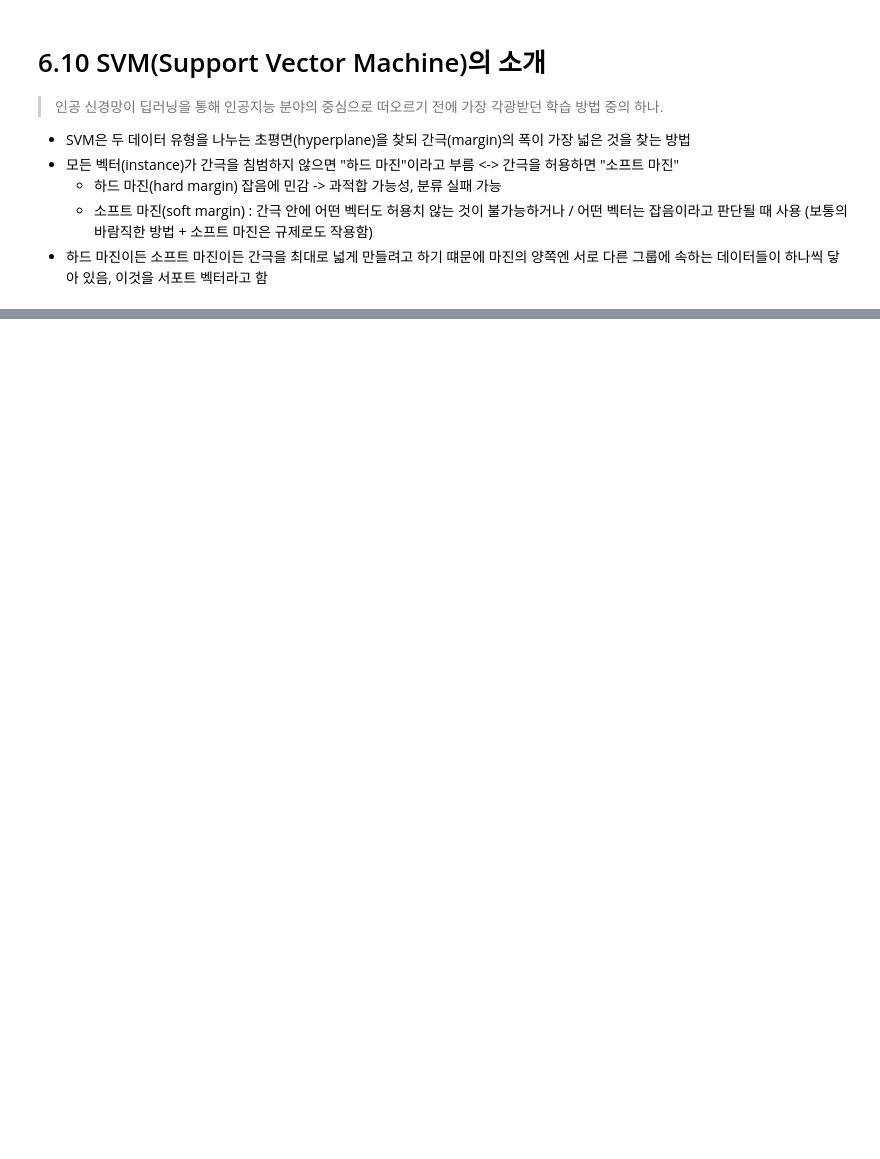
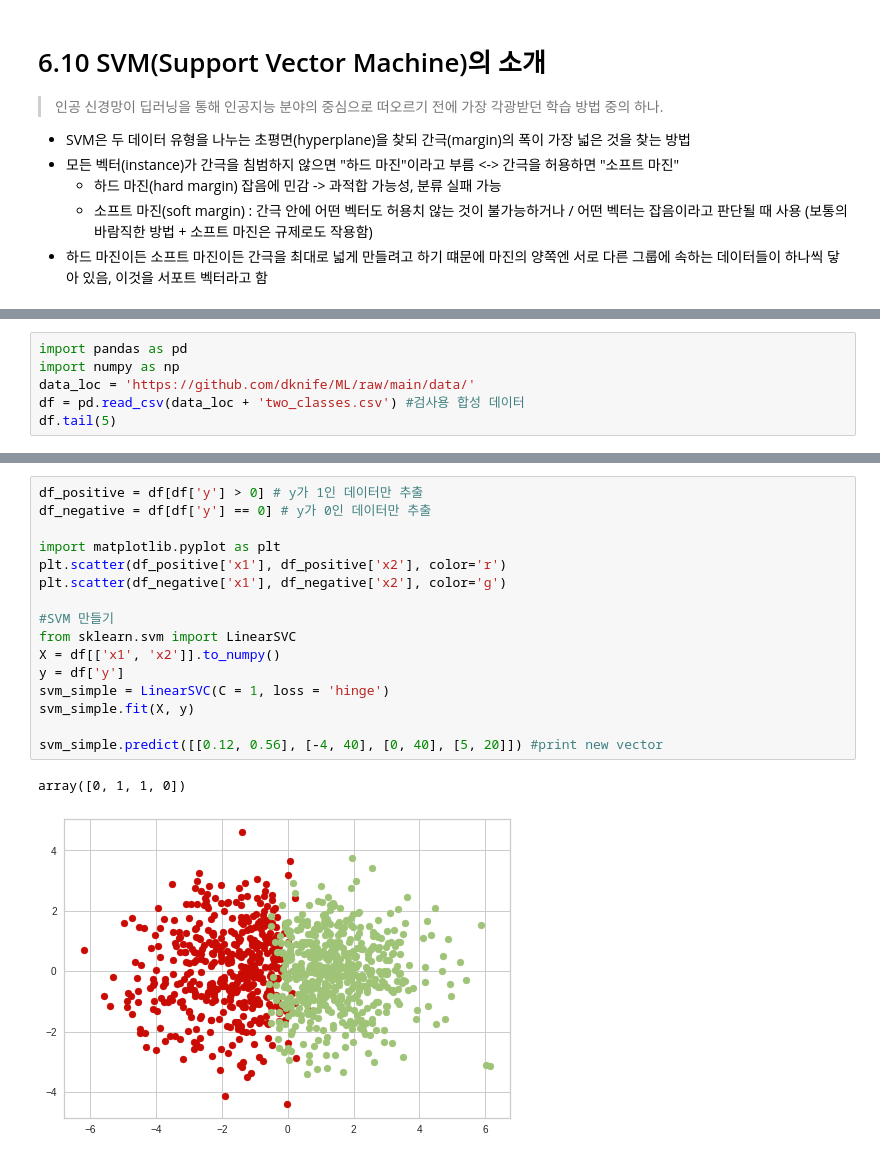
Before and after one commit to LimDoHyeon/PKNU-MachineLearning, a Jupyter notebook: [PKNU]ML_Methods(Regression,_Decision_Tree,_SVM).ipynb, the cells around one changed output, grey strips where cells are left out. Drawn from its saved outputs; the diff is of its cells as text; blank space fills up the shorter version.

```diff
--- a/[PKNU]ML_Methods(Regression,_Decision_Tree,_SVM).ipynb
+++ b/[PKNU]ML_Methods(Regression,_Decision_Tree,_SVM).ipynb
@@ -130,0 +139,6 @@ plt.imshow(dec_tree_img)
+# %%
+import pandas as pd
+import numpy as np
+data_loc = 'https://github.com/dknife/ML/raw/main/data/'
+df = pd.read_csv(data_loc + 'two_classes.csv') #검사용 합성 데이터
+df.tail(5)
@@ -130,0 +152,19 @@ plt.imshow(dec_tree_img)
+# %%
+df_positive = df[df['y'] > 0] # y가 1인 데이터만 추출
+df_negative = df[df['y'] == 0] # y가 0인 데이터만 추출
+
+import matplotlib.pyplot as plt
+plt.scatter(df_positive['x1'], df_positive['x2'], color='r')
+plt.scatter(df_negative['x1'], df_negative['x2'], color='g')
+
+#SVM 만들기
+from sklearn.svm import LinearSVC
+X = df[['x1', 'x2']].to_numpy()
+y = df['y']
+svm_simple = LinearSVC(C = 1, loss = 'hinge')
+svm_simple.fit(X, y)
+
+svm_simple.predict([[0.12, 0.56], [-4, 40], [0, 40], [5, 20]]) #print new vector
+# %% [output]
+array([0, 1, 1, 0])
+[figure, added]
```
Also changed, not shown: parts of 17 cells of this notebook.
